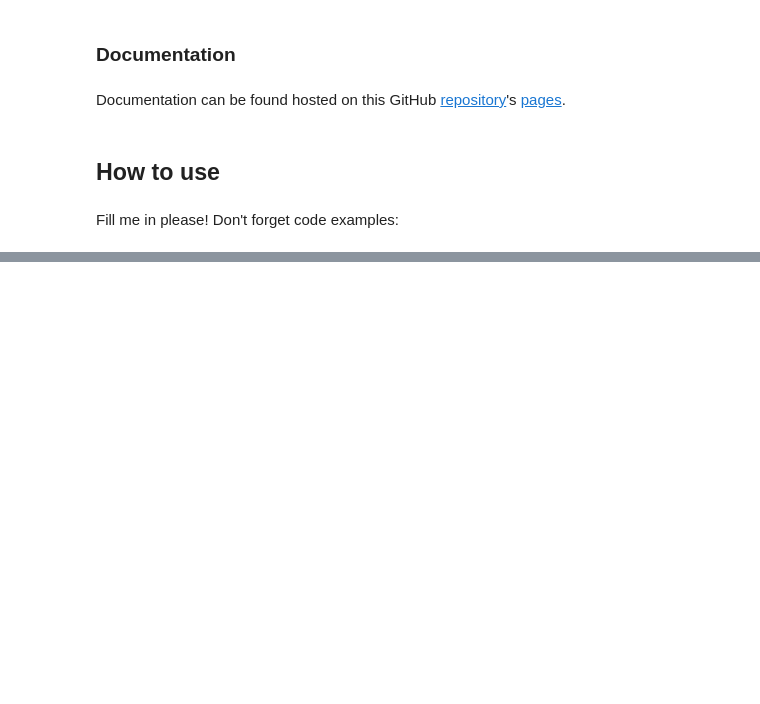
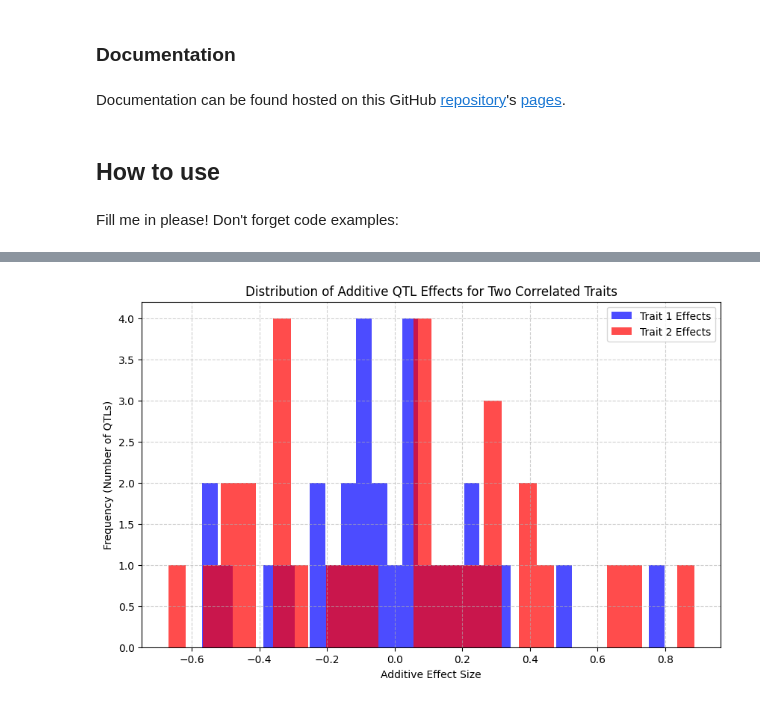
Before and after one commit to cjGO/chewc, a Jupyter notebook: nbs/index.ipynb, the cells around one changed output, grey strips where cells are left out. Saved outputs shown, nothing was run; the diff lists cells and outputs as text; code cells hidden in the pictures; blank space fills up the shorter version.

Commit message:
update index show correlated A traits

```diff
--- a/nbs/index.ipynb
+++ b/nbs/index.ipynb
@@ -160,3 +160,32 @@ Details of the new traits:
   - Trait1: intercept=10.7238, n_qtl=30
   - Trait2: intercept=19.9118, n_qtl=30
 -----------------------------------
+# %%
+import matplotlib.pyplot as plt
+
+# --- 6. Visualize the Trait Effects ---
+
+# Extract the additive effects for each trait from the final SimParam object
+trait1_effects = SP_with_traits.traits[0].add_eff
+trait2_effects = SP_with_traits.traits[1].add_eff
+
+# Create the plot
+plt.figure(figsize=(10, 6))
+
+# Plot the histogram for Trait 1
+plt.hist(trait1_effects, bins=30, alpha=0.7, label='Trait 1 Effects', color='blue')
+
+# Plot the histogram for Trait 2 on the same axes
+plt.hist(trait2_effects, bins=30, alpha=0.7, label='Trait 2 Effects', color='red')
+
+# Add titles and labels for clarity
+plt.title('Distribution of Additive QTL Effects for Two Correlated Traits')
+plt.xlabel('Additive Effect Size')
+plt.ylabel('Frequency (Number of QTLs)')
+plt.legend()
+plt.grid(True, linestyle='--', alpha=0.6)
+
+# Show the plot
+plt.show()
+# %% [output]
+[figure, added]
```
Also changed, not shown: parts of 2 cells of this notebook, 1 other file.
